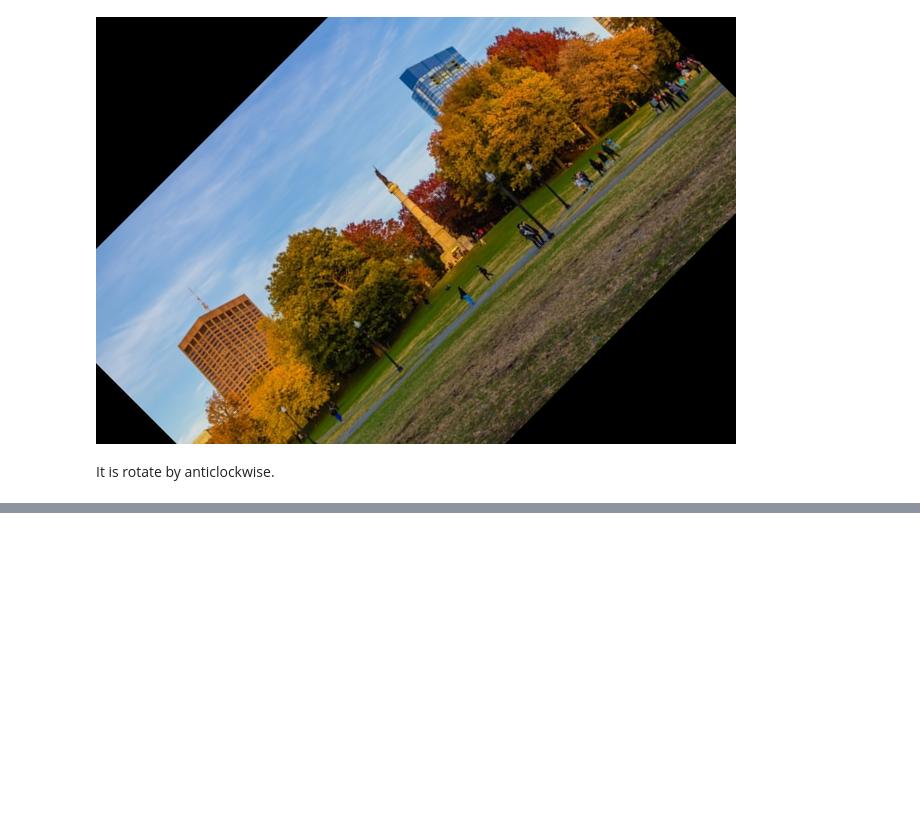
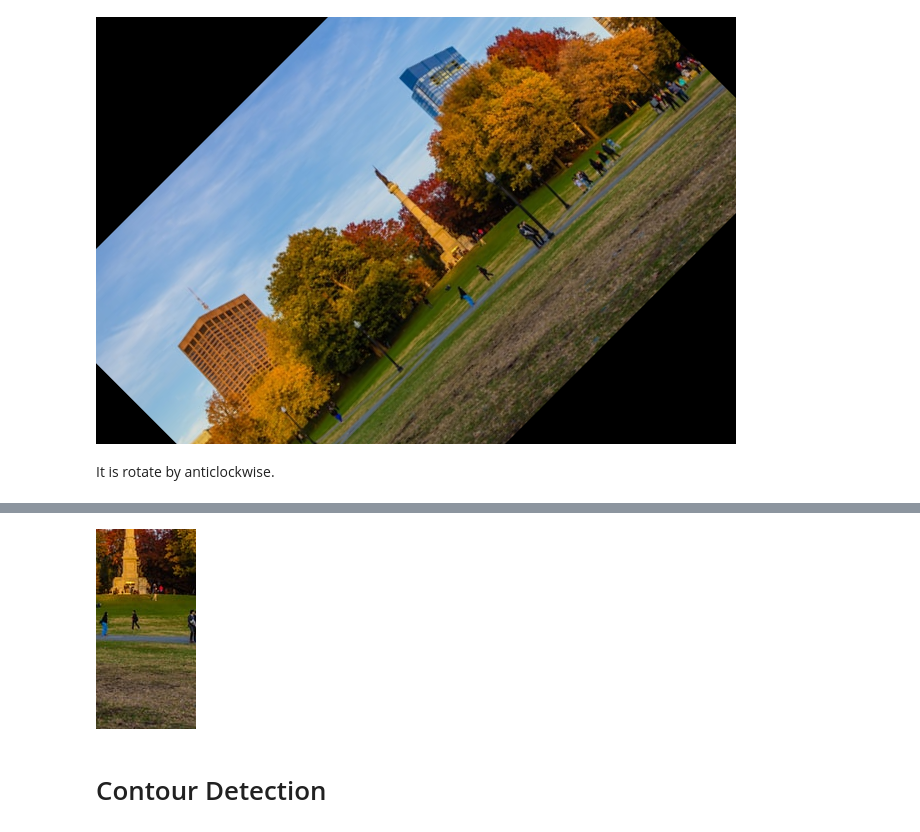
Before and after one commit to vis-hal-k/Data_science_self-Practice, a Jupyter notebook: cv2_freecode/section1/#2Transformation&Contour.ipynb, the cells around one changed output, grey strips where cells are left out. Cells and saved outputs as stored; diff of their text form; code cells hidden in the pictures; blank space fills up the shorter version.

```diff
--- a/cv2_freecode/section1/#2Transformation&Contour.ipynb
+++ b/cv2_freecode/section1/#2Transformation&Contour.ipynb
@@ -61,0 +74,8 @@ It is rotate by anticlockwise.
+# %%
+# CROPPING
+cropped = i_park[200:400 , 300:400]
+cv2_imshow(cropped)
+# %% [output]
+[figure, added]
+# %% [markdown]
+# Contour Detection
```
Also changed, not shown: parts of 2 cells of this notebook.
